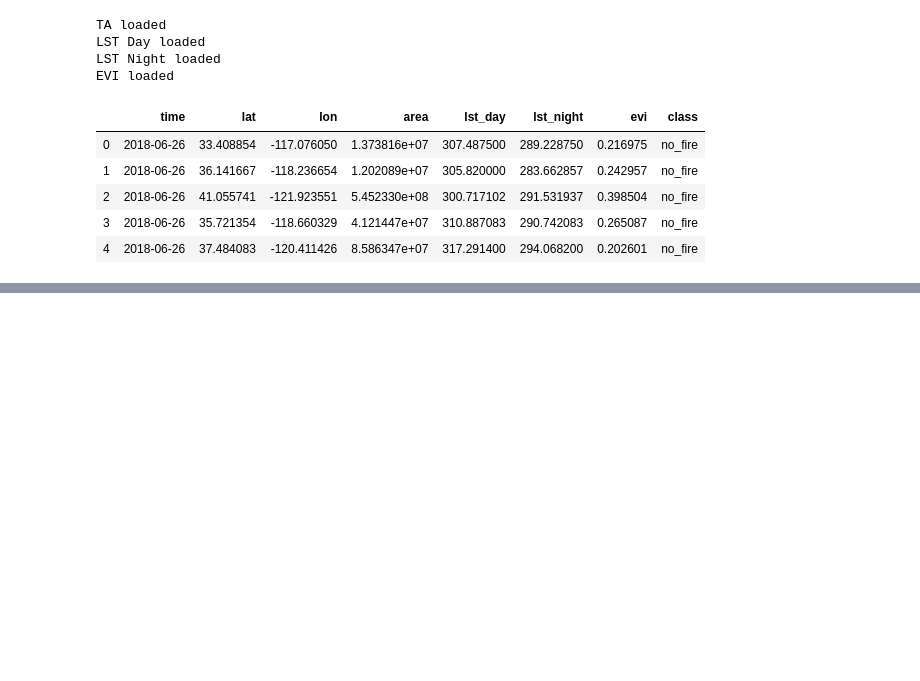
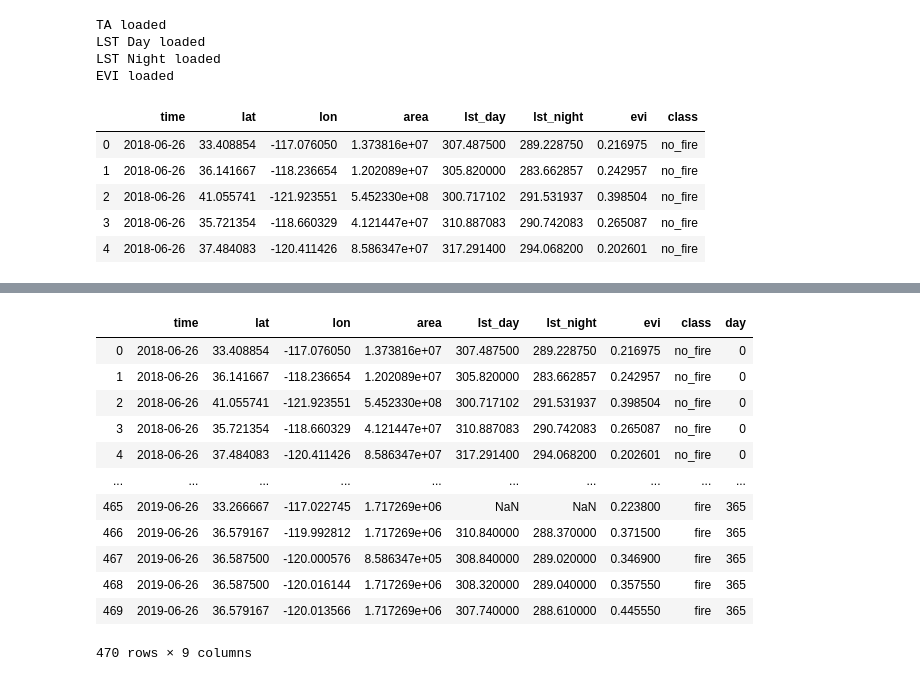
Before and after one commit to aniket-9/COGS-118B, a Jupyter notebook: data_extraction_nb.ipynb, the cells around one changed output, grey strips where cells are left out. Saved outputs shown, nothing was run; the diff lists cells and outputs as text; code cells hidden in the pictures; blank space fills up the shorter version.

```diff
--- a/data_extraction_nb.ipynb
+++ b/data_extraction_nb.ipynb
@@ -368 +374,3 @@ master_df
 470 rows × 8 columns
+# %%
+master_df = master_df.sort_values(by='time')
@@ -368,0 +397,18 @@ master_df
+# %%
+master_df['day'] = pd.to_timedelta(master_df.time).dt.days - 17708
+# %%
+master_df
+# %% [output]
+|  | time | lat | lon | area | lst_day | lst_night | evi | class | day |
+| 0 | 2018-06-26 | 33.408854 | -117.076050 | 1.373816e+07 | 307.487500 | 289.228750 | 0.216975 | no_fire | 0 |
+| 1 | 2018-06-26 | 36.141667 | -118.236654 | 1.202089e+07 | 305.820000 | 283.662857 | 0.242957 | no_fire | 0 |
+| 2 | 2018-06-26 | 41.055741 | -121.923551 | 5.452330e+08 | 300.717102 | 291.531937 | 0.398504 | no_fire | 0 |
+| 3 | 2018-06-26 | 35.721354 | -118.660329 | 4.121447e+07 | 310.887083 | 290.742083 | 0.265087 | no_fire | 0 |
+| 4 | 2018-06-26 | 37.484083 | -120.411426 | 8.586347e+07 | 317.291400 | 294.068200 | 0.202601 | no_fire | 0 |
+| ... | ... | ... | ... | ... | ... | ... | ... | ... | ... |
+| 465 | 2019-06-26 | 33.266667 | -117.022745 | 1.717269e+06 | NaN | NaN | 0.223800 | fire | 365 |
+| 466 | 2019-06-26 | 36.579167 | -119.992812 | 1.717269e+06 | 310.840000 | 288.370000 | 0.371500 | fire | 365 |
+| 467 | 2019-06-26 | 36.587500 | -120.000576 | 8.586347e+05 | 308.840000 | 289.020000 | 0.346900 | fire | 365 |
+| 468 | 2019-06-26 | 36.587500 | -120.016144 | 1.717269e+06 | 308.320000 | 289.040000 | 0.357550 | fire | 365 |
+| 469 | 2019-06-26 | 36.579167 | -120.013566 | 1.717269e+06 | 307.740000 | 288.610000 | 0.445550 | fire | 365 |
+470 rows × 9 columns
```
Also changed, not shown: parts of 13 cells of this notebook, 1 other file.
